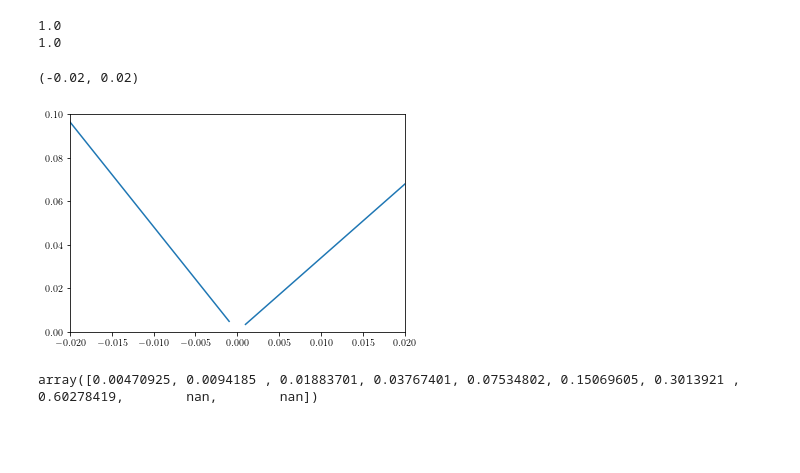
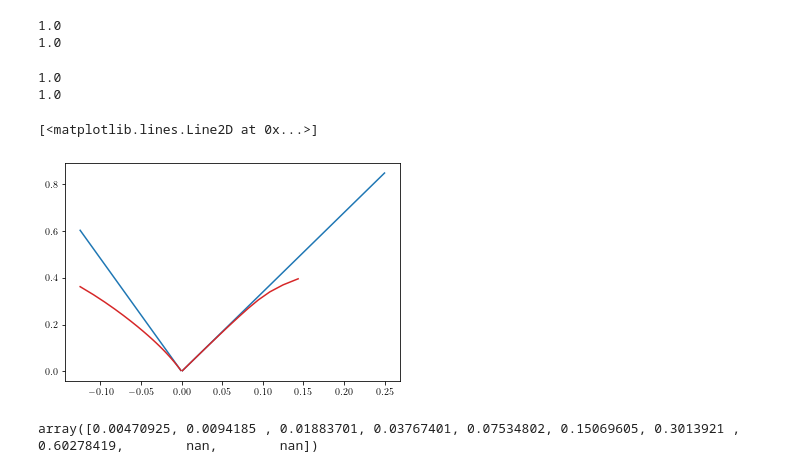
Before and after one commit to youngmp/nm, a Jupyter notebook: jupyter/check_tongues_thal1.ipynb, the cells around one changed output. Cells and saved outputs as stored; diff of their text form; code cells hidden in the pictures; blank space fills up the shorter version.

Commit message:
remove unnecessary files, update tongue calculations

```diff
--- a/jupyter/check_tongues_thal1.ipynb
+++ b/jupyter/check_tongues_thal1.ipynb
@@ -223,7 +232,7 @@ def pl_exist(eps,del1,a,th_init=0,return_data=False):
 # %% [markdown]
 ## Get tongue
 # %%
-def get_tongue(del_list,a,deps=.002,max_eps=.3,min_eps=0):
+def get_tongue_2d(del_list,a,deps=.002,max_eps=.3,min_eps=0):
 
     ve_exist = np.zeros(len(del_list))
 
@@ -623,7 +703,7 @@ axs[0].set_ylim(0,2*np.pi)
 # 2:3
 # %%
 a23 = nmc(system1,None,
-        #recompute_list=['p_cglf0','h_cglf0','p_data_cglf0','h_data_cglf0'],
+        recompute_list=['p_data_cglf0','h_data_cglf0'],
         #recompute_list=recompute_list,
         _n=('om0',2),_m=('om1',3),
         NP=300,NH=300)
@@ -651,20 +731,28 @@ psi**4*iv0_4(t) + psi**3*iv0_3(t) + psi**2*iv0_2(t) + psi*iv0_1(t) + iv0_0(t)
 d1 = np.linspace(-10,0,10,endpoint=False)
 #dtemp = np.linspace(-1e-3,1e-3,31)
 
-del_list_23a,ve_list_23a = get_tongue(2**d1,a23,deps=.01,max_eps=1)
-del_list_23b,ve_list_23b = get_tongue(-2**d1,a23,deps=.01,max_eps=1)
+del_list_23a,ve_list_23a = get_tongue_2d(2**d1,a23,deps=.01,max_eps=1)
+del_list_23b,ve_list_23b = get_tongue_2d(-2**d1,a23,deps=.01,max_eps=1)
 # %% [output]
 1.0
 1.0
+# %%
+d1 = np.linspace(-10,0,50,endpoint=False)
+d23a_ld,v23a_ld = get_tongue_ld(2**d1,a23,deps=.01,max_eps=.4)
+d23b_ld,v23b_ld = get_tongue_ld(-2**d1,a23,deps=.01,max_eps=.4)
+# %% [output]
+1.0
+1.0
 # %%
 fig,axs = plt.subplots()
 axs.plot(del_list_23a,ve_list_23a,color='tab:blue')
 axs.plot(del_list_23b,ve_list_23b,color='tab:blue')
-axs.set_ylim(0,0.1)
-axs.set_xlim(-.02,.02)
+
+axs.plot(d23a_ld,v23a_ld,color='tab:red')
+axs.plot(d23b_ld,v23b_ld,color='tab:red')
 # %% [output]
-(-0.02, 0.02)
+[<matplotlib.lines.Line2D at 0x...>]
-[figure, old version]
+[figure, new version]
 # %%
 ve_list_23b
 # %% [output]
```
Also changed, not shown: parts of 82 cells of this notebook, 3 other files.
